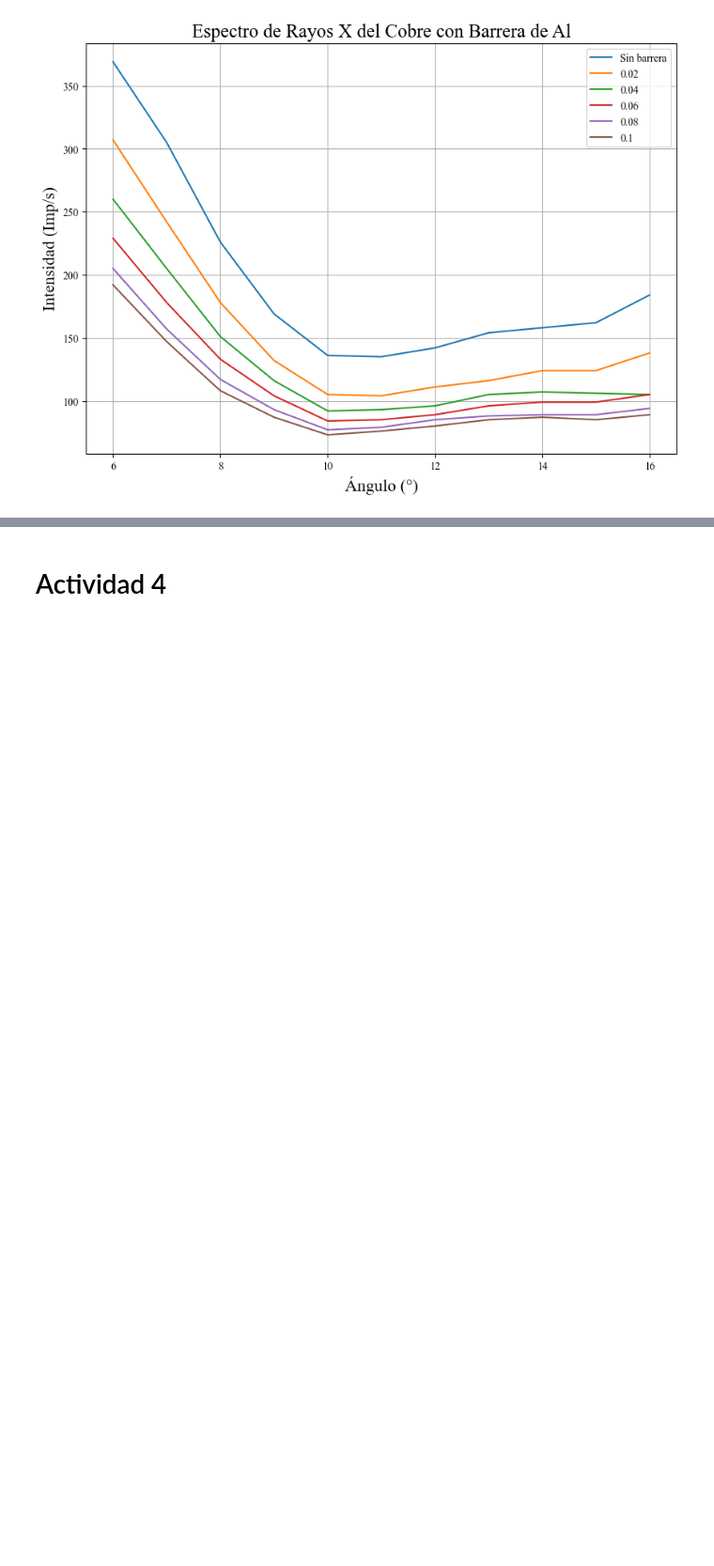
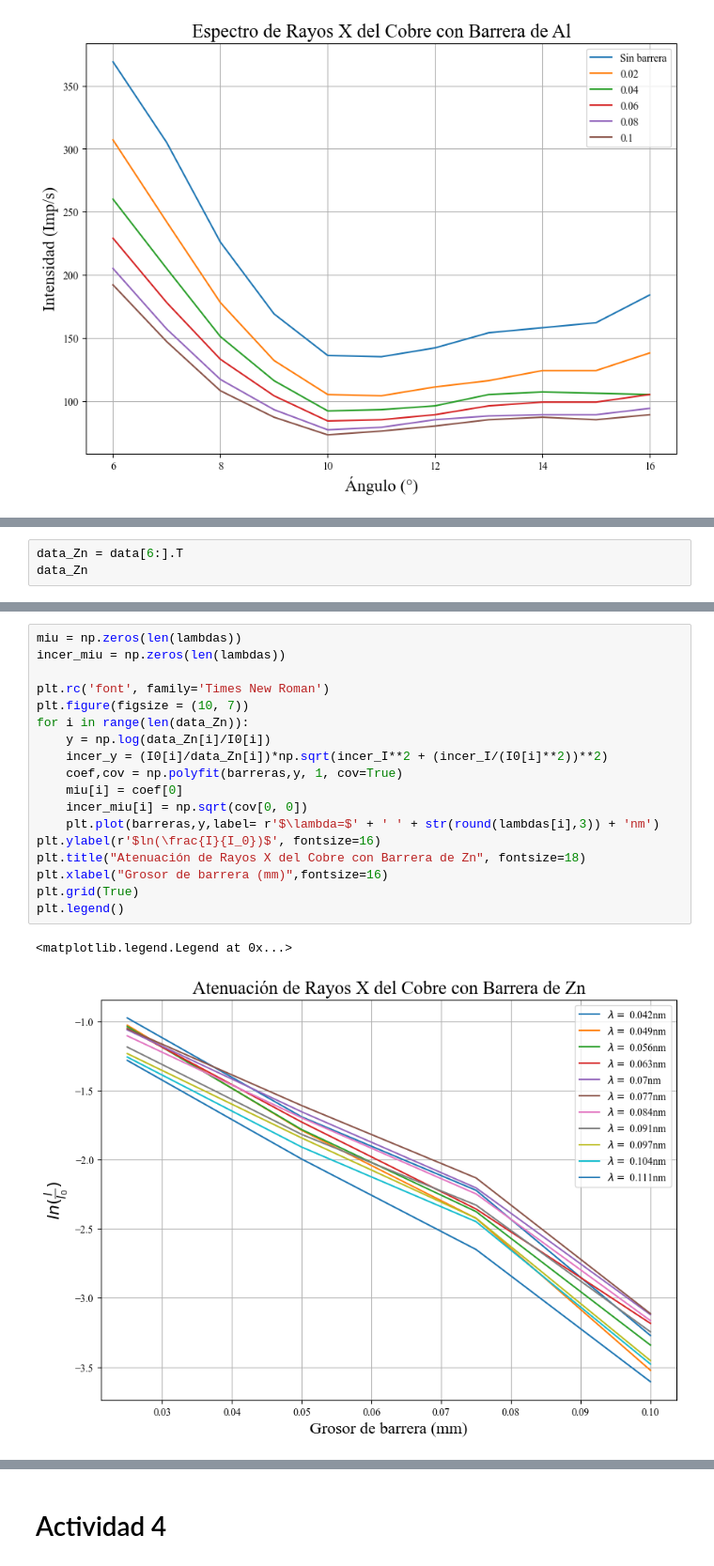
Before and after one commit to slaverdeg/Laboratorio-Intermedio-1, a Jupyter notebook: Rayos X/Actividades_2_y_4.ipynb, the cells around one changed output, grey strips where cells are left out. Shown: that part at 94% size. Cells and saved outputs as stored; diff of their text form; blank space fills up the shorter version.

```diff
--- a/Rayos X/Bitácora_2_y_4.ipynb
+++ b/Rayos X/Actividades_2_y_4.ipynb
@@ -60,3 +188,6 @@ plt.legend()
 # %% [output]
 <matplotlib.legend.Legend at 0x...>
 [figure]
+# %%
+data_Zn = data[6:].T
+data_Zn
@@ -62,0 +206,21 @@ plt.legend()
+# %%
+miu = np.zeros(len(lambdas))
+incer_miu = np.zeros(len(lambdas))
+
+plt.rc('font', family='Times New Roman')
+plt.figure(figsize = (10, 7))
+for i in range(len(data_Zn)):
+    y = np.log(data_Zn[i]/I0[i])
+    incer_y = (I0[i]/data_Zn[i])*np.sqrt(incer_I**2 + (incer_I/(I0[i]**2))**2)
+    coef,cov = np.polyfit(barreras,y, 1, cov=True)
+    miu[i] = coef[0]
+    incer_miu[i] = np.sqrt(cov[0, 0])
+    plt.plot(barreras,y,label= r'$\lambda=$' + ' ' + str(round(lambdas[i],3)) + 'nm')
+plt.ylabel(r'$ln(\frac{I}{I_0})$', fontsize=16)
+plt.title("Atenuación de Rayos X del Cobre con Barrera de Zn", fontsize=18)
+plt.xlabel("Grosor de barrera (mm)",fontsize=16)
+plt.grid(True)
+plt.legend()
+# %% [output]
+<matplotlib.legend.Legend at 0x...>
+[figure, added]
```
Also changed, not shown: parts of 20 cells of this notebook.
